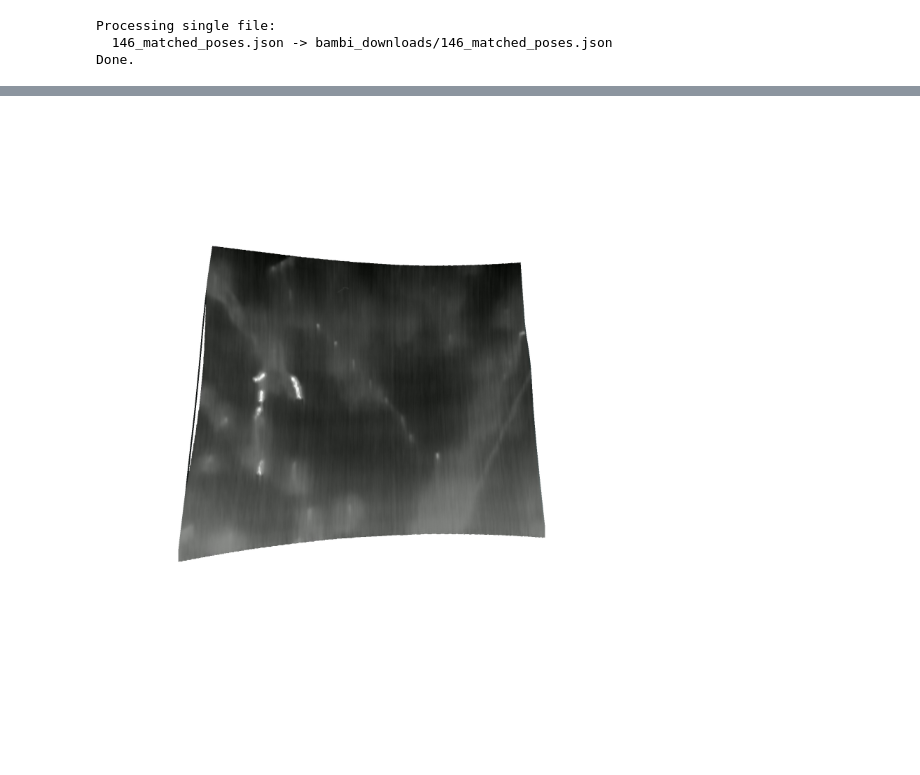
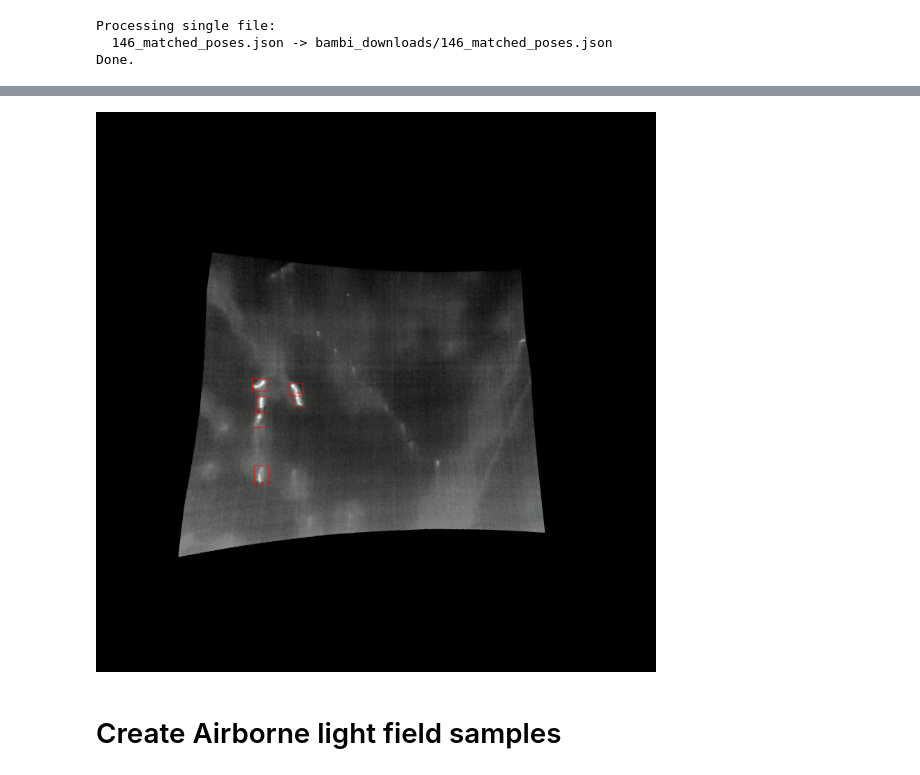
Before and after one commit to bambi-eco/Dataset, a Jupyter notebook: introduction.ipynb, the cells around one changed output, grey strips where cells are left out. Saved outputs shown, nothing was run; the diff lists cells and outputs as text; code cells hidden in the pictures; blank space fills up the shorter version.

Commit message:
Adding bounding boxes to orthographic projection and ALFS

```diff
--- a/introduction.ipynb
+++ b/introduction.ipynb
@@ -541,5 +480,33 @@ Saved: 146_alfs/146_00002125_alfs.png
-# %%
-from PIL import Image
-Image.open("146_alfs/146_00002125_alfs.png")
-# %% [output]
-[figure, removed]
+# %%
+from PIL import Image, ImageDraw, ImageFont
+from pathlib import Path
+
+def show_yolo_labels(image_path, label_path):
+    img = Image.open(image_path).convert("RGB")
+    draw = ImageDraw.Draw(img)
+    w, h = img.size
+    lines = Path(label_path).read_text().strip().splitlines()
+    for line in lines:
+        parts = line.split()
+        cls_id = int(parts[0])
+        cx, cy, bw, bh = map(float, parts[1:5])
+
+        # Convert YOLO normalized coords to pixel coords
+        x1 = (cx - bw / 2) * w
+        y1 = (cy - bh / 2) * h
+        x2 = (cx + bw / 2) * w
+        y2 = (cy + bh / 2) * h
+
+        draw.rectangle([x1, y1, x2, y2], outline="red", width=2)
+    return img
+
+# Usage
+img = show_yolo_labels(
+    "146_ortho/146_00002120.png",
+    "146_ortho/146_00002120.txt",
+)
+img  # displays inline in Jupyter
+# %% [output]
+[figure, added]
+# %% [markdown]
+# Create Airborne light field samples
```
Also changed, not shown: parts of 14 cells of this notebook.
